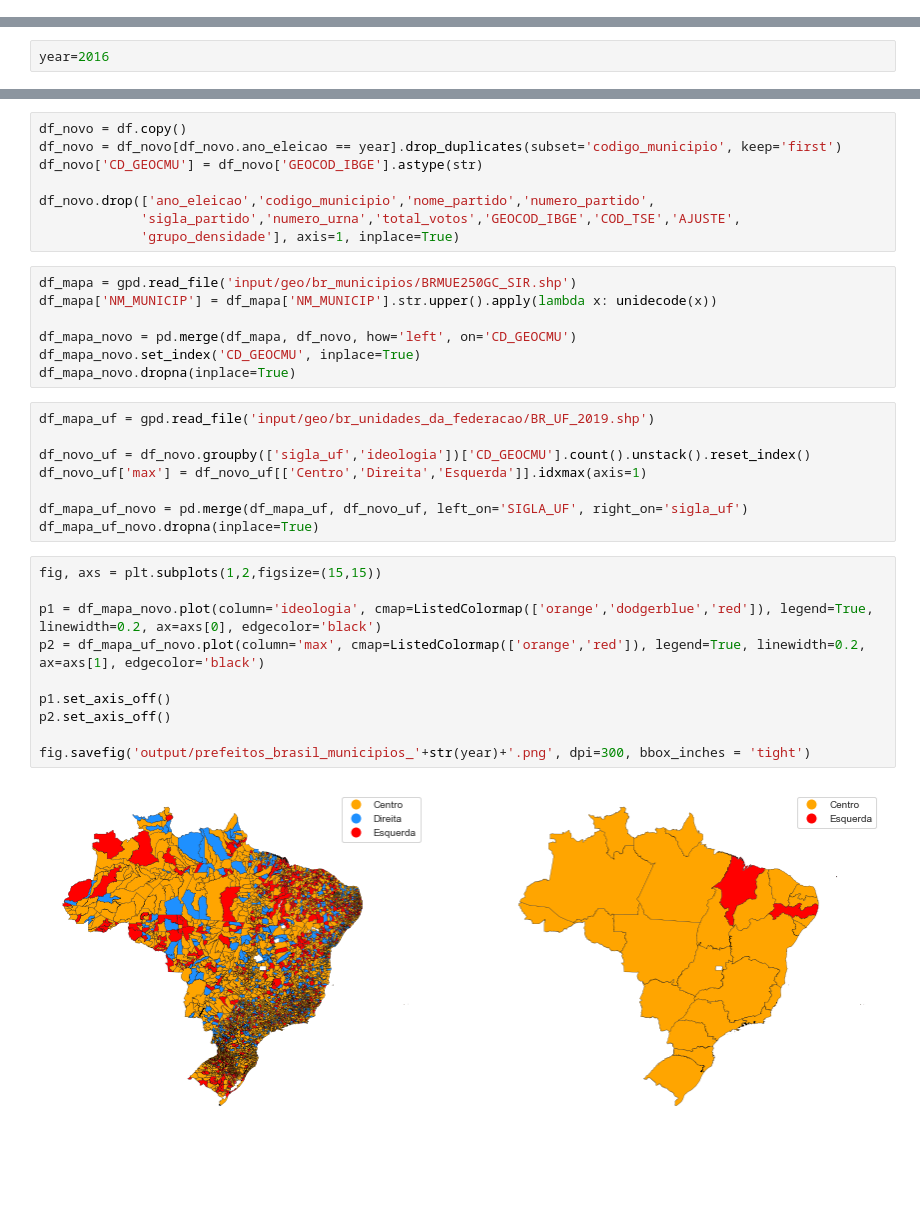
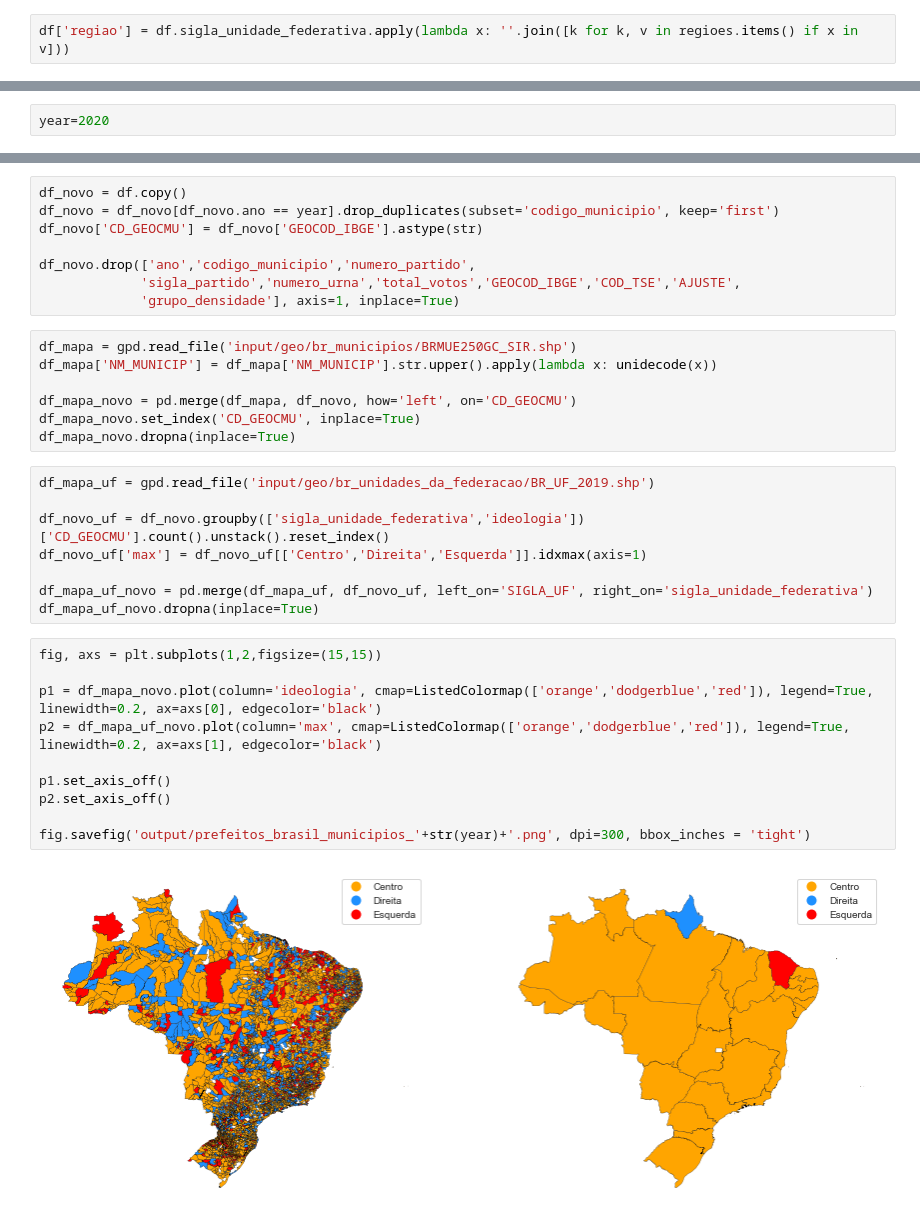
Before and after one commit to gchinellato/eleicoes-ideologia, a Jupyter notebook: eleicoes-ideologia-prefeitos.ipynb, the cells around one changed output, grey strips where cells are left out. Saved outputs shown, nothing was run; the diff lists cells and outputs as text; blank space fills up the shorter version.

Commit message:
otimizar codigo

```diff
--- a/eleicoes-ideologia-prefeitos.ipynb
+++ b/eleicoes-ideologia-prefeitos.ipynb
@@ -132,2 +164,4 @@ df['ideologia'] = df.sigla_partido.map(mapa_ideologico)
+# %%
+df['regiao'] = df.sigla_unidade_federativa.apply(lambda x: ''.join([k for k, v in regioes.items() if x in v]))
 # %% [markdown]
 # Lista de população, tamanho e densidade por município
@@ -1040,4 +821,4 @@ plt.savefig('output/prefeitos_pairplot.png', dpi=300, bbox_inches = 'tight')
 # %% [markdown]
 # Mapa Brasil
 # %%
-year=2016
+year=2020
@@ -1098,10 +888,10 @@ df_temp[(df_temp['População'] > 500000) & (df_temp.ideologia == 'Direita')].he
 Mapa do Brasil com quantidade de prefeitos eleitos com determinada ideologia do partido
 # %%
 df_novo = df.copy()
-df_novo = df_novo[df_novo.ano_eleicao == year].drop_duplicates(subset='codigo_municipio', keep='first')
+df_novo = df_novo[df_novo.ano == year].drop_duplicates(subset='codigo_municipio', keep='first')
 df_novo['CD_GEOCMU'] = df_novo['GEOCOD_IBGE'].astype(str)
 
-df_novo.drop(['ano_eleicao','codigo_municipio','nome_partido','numero_partido',
+df_novo.drop(['ano','codigo_municipio','numero_partido',
              'sigla_partido','numero_urna','total_votos','GEOCOD_IBGE','COD_TSE','AJUSTE',
              'grupo_densidade'], axis=1, inplace=True)
 # %%
@@ -1114,20 +904,20 @@ df_mapa_novo.dropna(inplace=True)
 # %%
 df_mapa_uf = gpd.read_file('input/geo/br_unidades_da_federacao/BR_UF_2019.shp')
 
-df_novo_uf = df_novo.groupby(['sigla_uf','ideologia'])['CD_GEOCMU'].count().unstack().reset_index()
+df_novo_uf = df_novo.groupby(['sigla_unidade_federativa','ideologia'])['CD_GEOCMU'].count().unstack().reset_index()
 df_novo_uf['max'] = df_novo_uf[['Centro','Direita','Esquerda']].idxmax(axis=1)
 
-df_mapa_uf_novo = pd.merge(df_mapa_uf, df_novo_uf, left_on='SIGLA_UF', right_on='sigla_uf')
+df_mapa_uf_novo = pd.merge(df_mapa_uf, df_novo_uf, left_on='SIGLA_UF', right_on='sigla_unidade_federativa')
 df_mapa_uf_novo.dropna(inplace=True)
 # %%
 fig, axs = plt.subplots(1,2,figsize=(15,15))
 
 p1 = df_mapa_novo.plot(column='ideologia', cmap=ListedColormap(['orange','dodgerblue','red']), legend=True, linewidth=0.2, ax=axs[0], edgecolor='black')
-p2 = df_mapa_uf_novo.plot(column='max', cmap=ListedColormap(['orange','red']), legend=True, linewidth=0.2, ax=axs[1], edgecolor='black')
+p2 = df_mapa_uf_novo.plot(column='max', cmap=ListedColormap(['orange','dodgerblue','red']), legend=True, linewidth=0.2, ax=axs[1], edgecolor='black')
 
 p1.set_axis_off()
 p2.set_axis_off()
 
 fig.savefig('output/prefeitos_brasil_municipios_'+str(year)+'.png', dpi=300, bbox_inches = 'tight')
 # %% [output]
-[figure, old version]
+[figure, new version]
```
Also changed, not shown: parts of 80 cells of this notebook, 35 other files.
